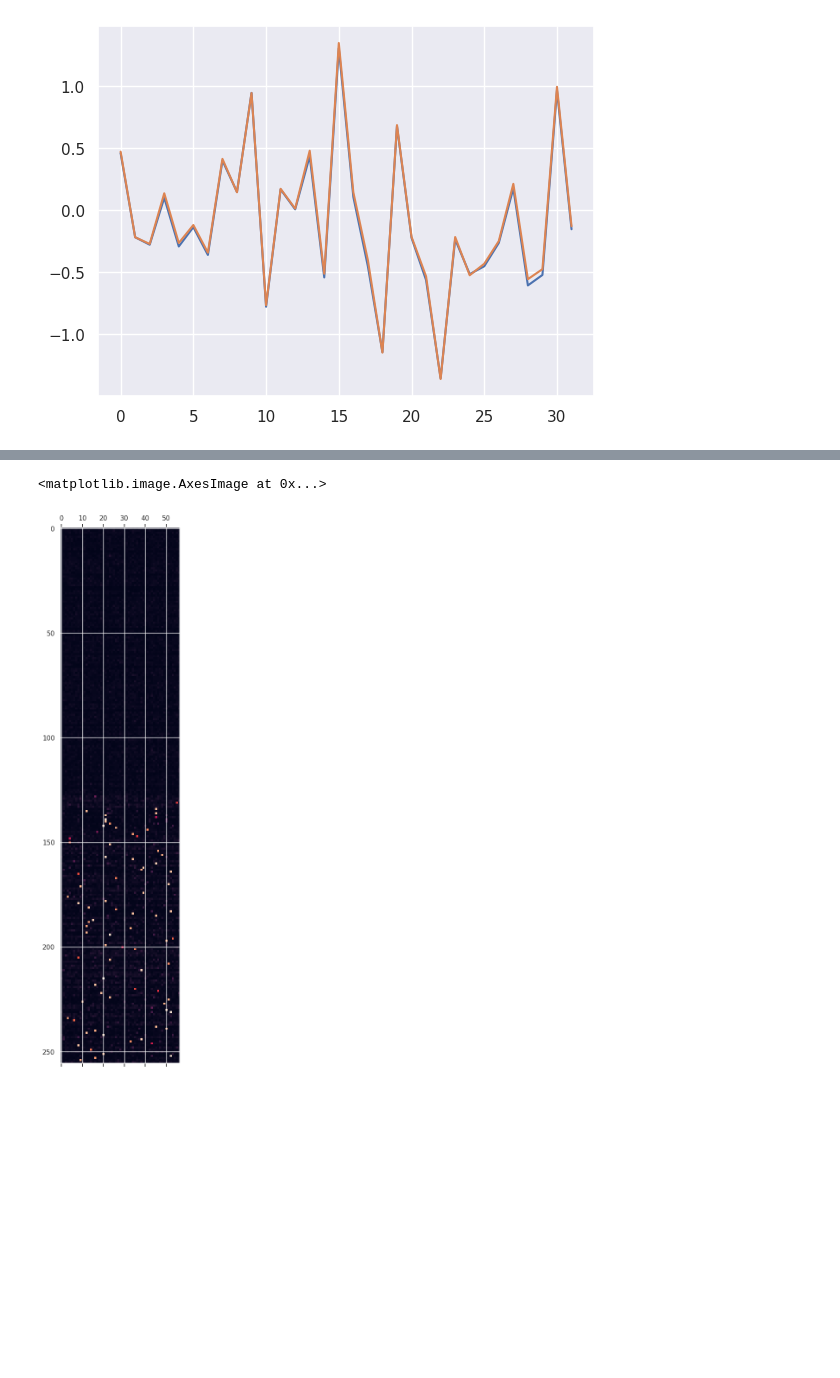
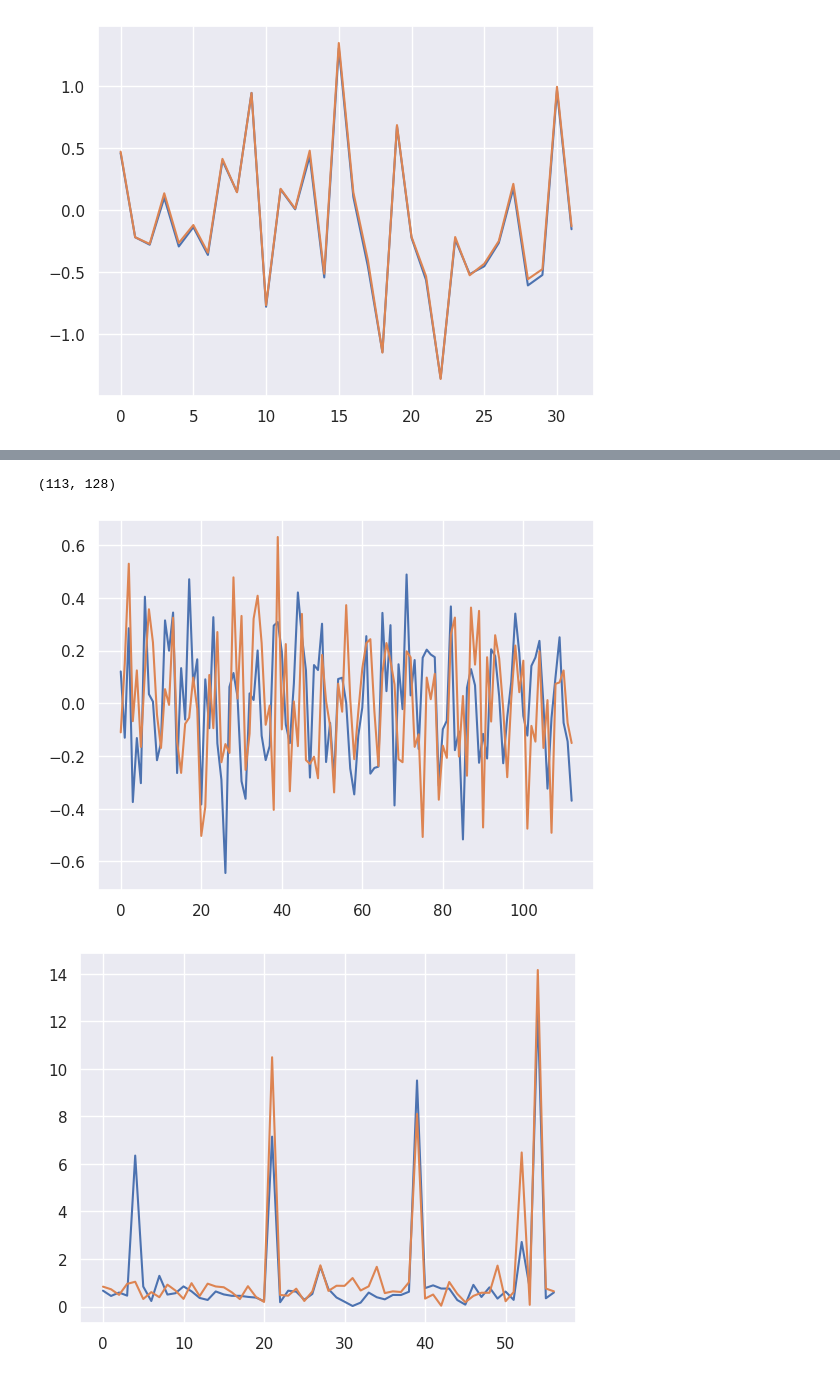
Before and after one commit to FriedChips/dl_basics, a Jupyter notebook: experiments/modulo_arithmetic.ipynb, the cells around one changed output, grey strips where cells are left out. Saved outputs shown, nothing was run; the diff lists cells and outputs as text; code cells hidden in the pictures; blank space fills up the shorter version.

```diff
--- a/experiments/modulo_arithmetic.ipynb
+++ b/experiments/modulo_arithmetic.ipynb
@@ -69,7 +75,7 @@ def build_model():
     inp = Input(shape=(2,))
     x = Embedding(113, 128)(inp)
     x = tf.expand_dims(x, -1)
-    x = Conv2D(128, kernel_size=(2,128))(x)
+    x = Conv2D(128, kernel_size=(2,128), use_bias=False)(x)
     x = tf.nn.relu(x)
     x = Flatten()(x)
     x = Dense(113, use_bias=False)(x)
@@ -129,8 +135,8 @@ model = build_model()
 
 model.compile(
     loss = tf.keras.losses.SparseCategoricalCrossentropy(from_logits=True),
-    optimizer = tf.keras.optimizers.Adam(learning_rate=1e-3),
-    #optimizer = tf.keras.optimizers.experimental.AdamW(learning_rate=1e-3, weight_decay=1),
+    #optimizer = tf.keras.optimizers.Adam(learning_rate=1e-3),
+    optimizer = tf.keras.optimizers.experimental.AdamW(learning_rate=1e-2, weight_decay=1),
     metrics = [ "accuracy" ]
 )
 
@@ -161,5 +167,5 @@ Run dir : mlp_grokking-230411-111856
 # %%
-NUM_EPOCHS = 1024*8
+NUM_EPOCHS = 1024*6
 #lr_sched = utils.Schedule_ExpCos_Segments([[-3,-3, NUM_EPOCHS]])
 
 history = model.fit(
@@ -225,7 +240,15 @@ plt.matshow(model.get_weights()[4]);
 # %%
-we = model.get_weights()[4]
+we = model.get_weights()[0]
+we.shape
+# %% [output]
+(113, 128)
+# %%
+plt.plot(we[:,17]);
+plt.plot(we[:,18]);
+# %% [output]
+[figure, added]
 # %%
-plt.matshow(np.abs(np.fft.rfft(we, axis=1)))
+plt.plot(np.abs(np.fft.rfft(we[:,22])));
+plt.plot(np.abs(np.fft.rfft(we[:,23])));
 # %% [output]
-<matplotlib.image.AxesImage at 0x...>
-[figure, old version]
+[figure, new version]
```
Also changed, not shown: parts of 10 cells of this notebook.
